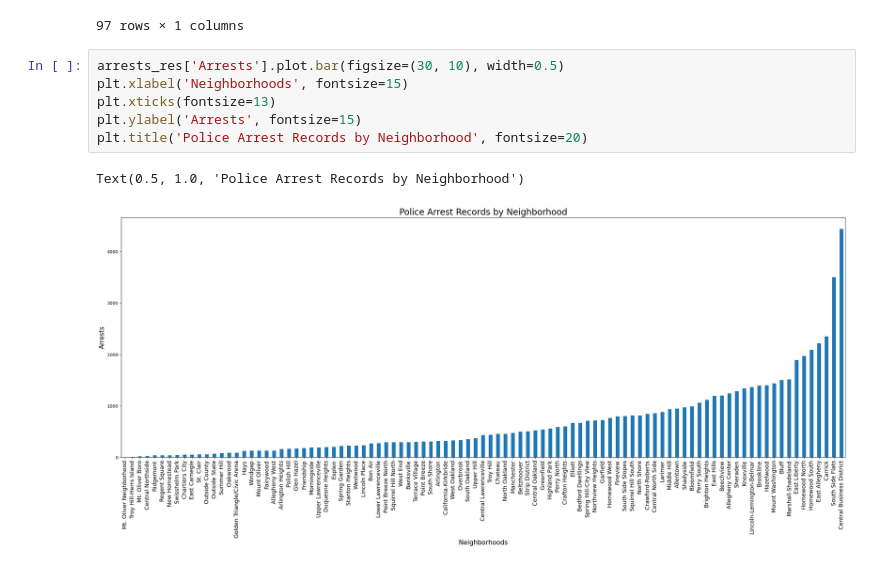
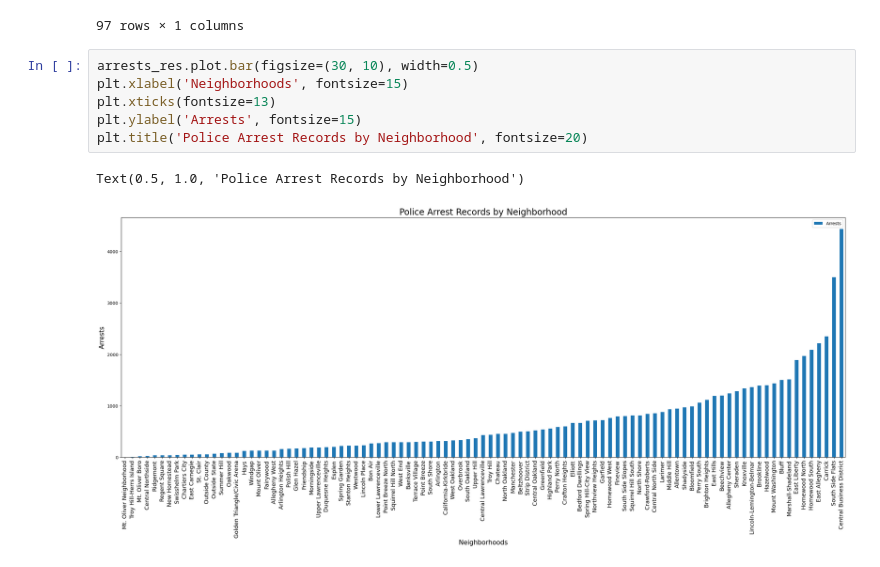
Before and after one commit to stanleytengg/CMPINF0010-Final-Project, a Jupyter notebook: Arrests.ipynb, the cells around one changed output. Cells and saved outputs as stored; diff of their text form.

Commit message:
Add legend to bar graph

```diff
--- a/Arrests.ipynb
+++ b/Arrests.ipynb
@@ -71,11 +71,11 @@ arrests_res
 | Central Business District | 4440 |
 97 rows × 1 columns
 # %%
-arrests_res['Arrests'].plot.bar(figsize=(30, 10), width=0.5)
+arrests_res.plot.bar(figsize=(30, 10), width=0.5)
 plt.xlabel('Neighborhoods', fontsize=15)
 plt.xticks(fontsize=13)
 plt.ylabel('Arrests', fontsize=15)
 plt.title('Police Arrest Records by Neighborhood', fontsize=20)
 # %% [output]
 Text(0.5, 1.0, 'Police Arrest Records by Neighborhood')
-[figure, old version]
+[figure, new version]
```
